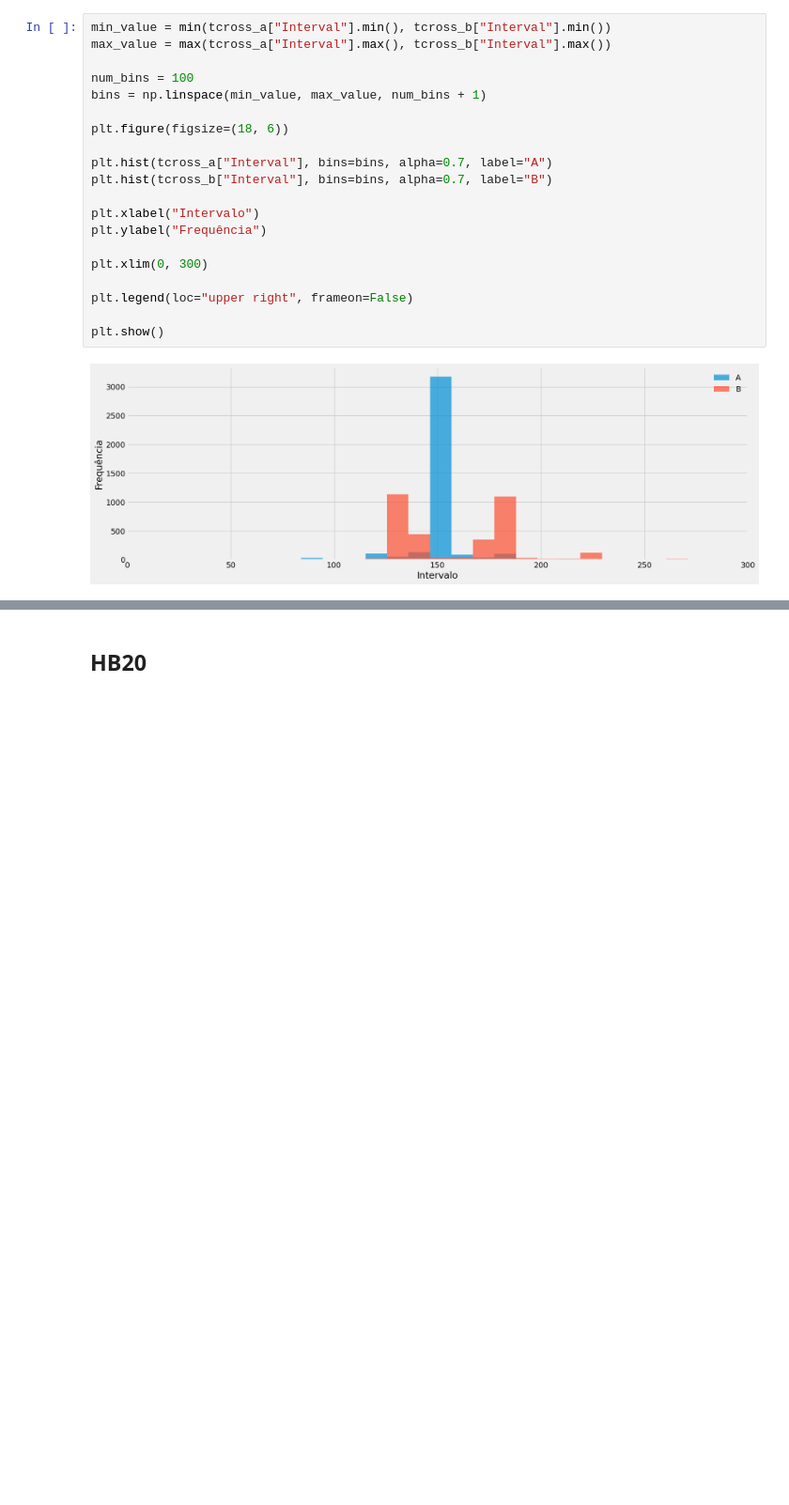
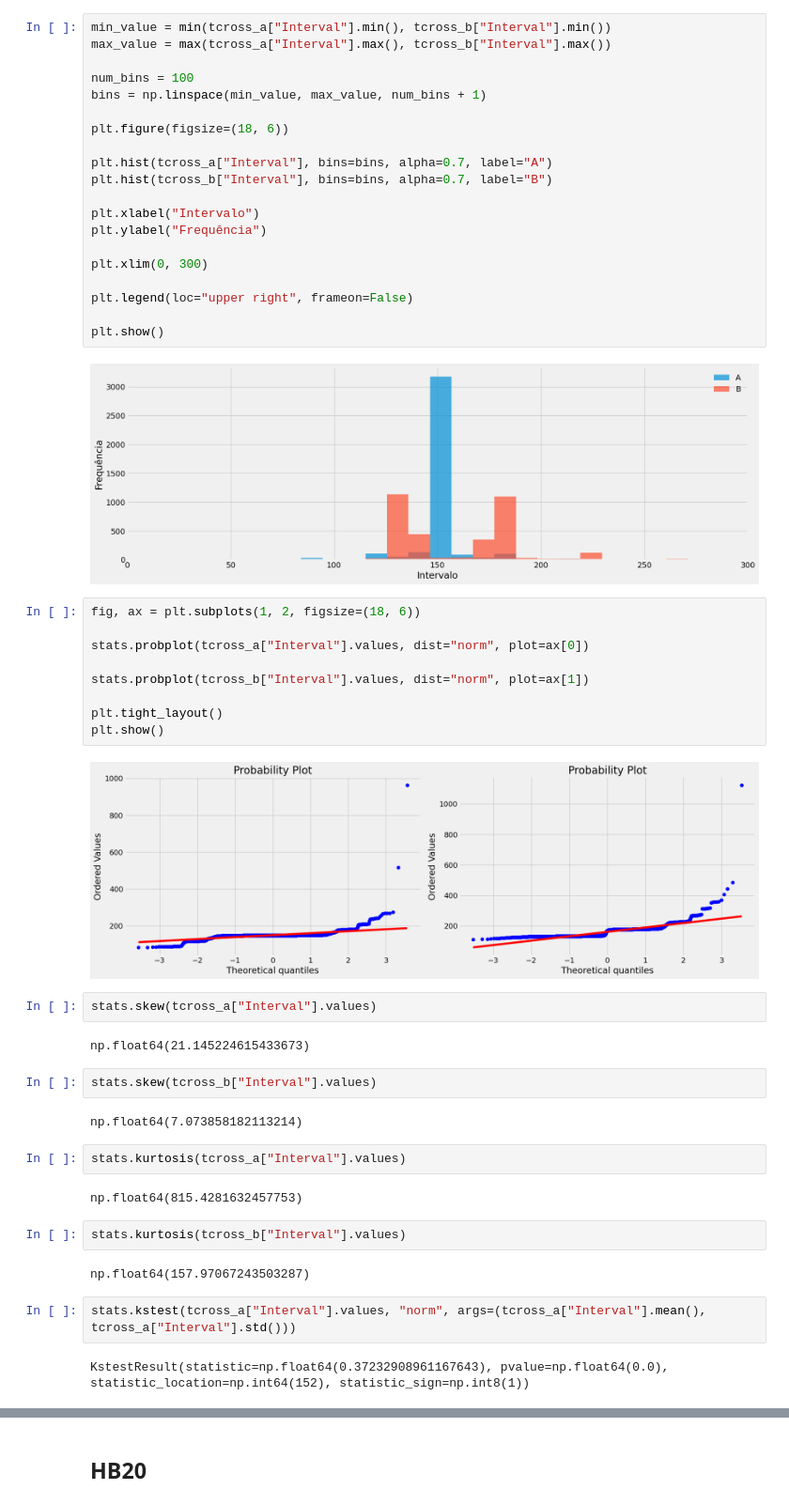
Before and after one commit to conect2ai/SBRC2025-App2Car, a Jupyter notebook: notebooks/debug.ipynb, the cells around one changed output, grey strips where cells are left out. Shown at 94% size. Saved outputs shown, nothing was run; the diff lists cells and outputs as text; blank space fills up the shorter version.

```diff
--- a/notebooks/debug.ipynb
+++ b/notebooks/debug.ipynb
@@ -471,3 +605,34 @@ plt.legend(loc="upper right", frameon=False)
 plt.show()
 # %% [output]
 [figure]
+# %%
+fig, ax = plt.subplots(1, 2, figsize=(18, 6))
+
+stats.probplot(tcross_a["Interval"].values, dist="norm", plot=ax[0])
+
+stats.probplot(tcross_b["Interval"].values, dist="norm", plot=ax[1])
+
+plt.tight_layout()
+plt.show()
+# %% [output]
+[figure, added]
+# %%
+stats.skew(tcross_a["Interval"].values)
+# %% [output]
+np.float64(21.145224615433673)
+# %%
+stats.skew(tcross_b["Interval"].values)
+# %% [output]
+np.float64(7.073858182113214)
+# %%
+stats.kurtosis(tcross_a["Interval"].values)
+# %% [output]
+np.float64(815.4281632457753)
+# %%
+stats.kurtosis(tcross_b["Interval"].values)
+# %% [output]
+np.float64(157.97067243503287)
+# %%
+stats.kstest(tcross_a["Interval"].values, "norm", args=(tcross_a["Interval"].mean(), tcross_a["Interval"].std()))
+# %% [output]
+KstestResult(statistic=np.float64(0.37232908961167643), pvalue=np.float64(0.0), statistic_location=np.int64(152), statistic_sign=np.int8(1))
```
Also changed, not shown: parts of 40 cells of this notebook, 1 other file.
